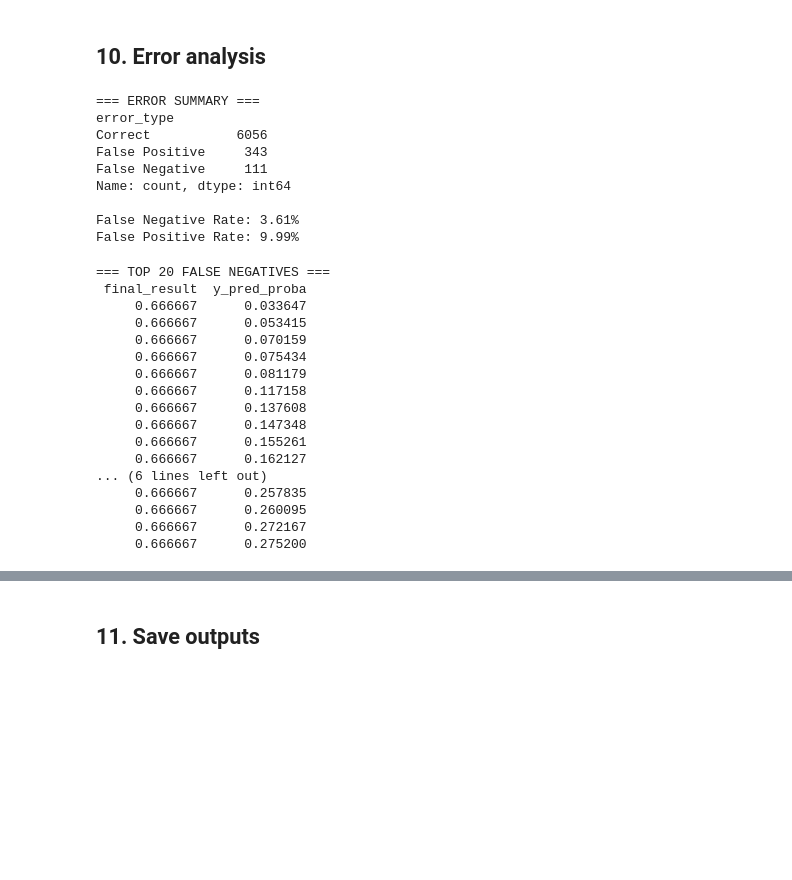
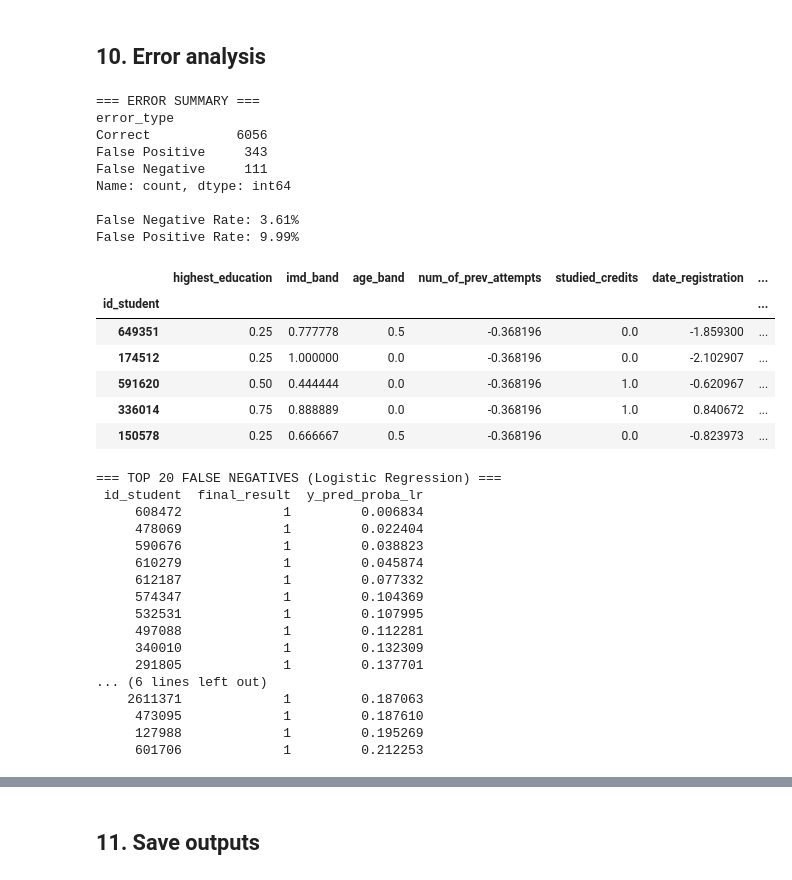
Before and after one commit to Lithika-Ramesh/data-mining, a Jupyter notebook: supervised_model.ipynb, the cells around one changed output, grey strips where cells are left out. Drawn from its saved outputs; the diff is of its cells as text; code cells hidden in the pictures; blank space fills up the shorter version.

```diff
--- a/supervised_model.ipynb
+++ b/supervised_model.ipynb
@@ -238,11 +257,13 @@ else:
 # %% [markdown]
 ## 4. Data preparation (preprocessing for ML)
 # %%
+df = df.set_index("id_student")
 # Separate target and features
 y = (df["final_result"] >= 0.5).astype(int)
 
 # Exclude target, final_result, and key columns from features
-exclude_cols = ['final_result', 'id_student', 'code_module', 'code_presentation']
+# exclude_cols = ['final_result', 'id_student', 'code_module', 'code_presentation']
+exclude_cols = ['final_result']
 
 # Also exclude potential leakage features
 if 'potential_leakage' in locals():
@@ -1014,66 +1033,77 @@ Saved: ./reports/feature_importance.png
 # %%
 # Create error analysis DataFrame
 train_idx = X_train.index
 test_idx  = X_test.index
 error_df = X_test.copy()
-## error_df['id_student'] = df.iloc[test_idx]['id_student'].values
-error_df['final_result'] = df.iloc[test_idx]['final_result'].values
+error_df["id_student"] = error_df.index
+error_df["final_result"] = y_test.values
 error_df['y_true'] = y_test.values
-error_df['y_pred'] = y_pred_rf
-error_df['y_pred_proba'] = y_pred_proba_rf
+error_df['y_pred_rf'] = y_pred_rf
+error_df['y_pred_proba_rf'] = y_pred_proba_rf
+error_df['y_pred_lr'] = y_pred_lr
+error_df['y_pred_proba_lr'] = y_pred_proba_lr
 
 # Identify errors
 error_df['error_type'] = 'Correct'
-error_df.loc[(error_df['y_true'] == 1) & (error_df['y_pred'] == 0), 'error_type'] = 'False Negative'
-error_df.loc[(error_df['y_true'] == 0) & (error_df['y_pred'] == 1), 'error_type'] = 'False Positive'
+error_df.loc[(error_df['y_true'] == 1) & (error_df['y_pred_rf'] == 0), 'error_type'] = 'False Negative'
+error_df.loc[(error_df['y_true'] == 0) & (error_df['y_pred_rf'] == 1), 'error_type'] = 'False Positive'
 
 print(f"=== ERROR SUMMARY ===")
 print(error_df['error_type'].value_counts())
 print(f"\nFalse Negative Rate: {(error_df['error_type'] == 'False Negative').sum() / (y_test == 1).sum() * 100:.2f}%")
 print(f"False Positive Rate: {(error_df['error_type'] == 'False Positive').sum() / (y_test == 0).sum() * 100:.2f}%")
+
+error_df.head()
 # %% [output]
 === ERROR SUMMARY ===
 error_type
 Correct           6056
 False Positive     343
 False Negative     111
 Name: count, dtype: int64
 
 False Negative Rate: 3.61%
 False Positive Rate: 9.99%
+|  | highest_education | imd_band | age_band | num_of_prev_attempts | studied_credits | date_registration | ... |
+| id_student |  |  |  |  |  |  | ... |
+| 649351 | 0.25 | 0.777778 | 0.5 | -0.368196 | 0.0 | -1.859300 | ... |
+| 174512 | 0.25 | 1.000000 | 0.0 | -0.368196 | 0.0 | -2.102907 | ... |
+| 591620 | 0.50 | 0.444444 | 0.0 | -0.368196 | 1.0 | -0.620967 | ... |
+| 336014 | 0.75 | 0.888889 | 0.0 | -0.368196 | 1.0 | 0.840672 | ... |
+| 150578 | 0.25 | 0.666667 | 0.5 | -0.368196 | 0.0 | -0.823973 | ... |
 # %%
 # Top 20 False Negatives (predicted not at risk, but actually at risk)
-print("=== TOP 20 FALSE NEGATIVES ===")
-fn = error_df[error_df['error_type'] == 'False Negative'].copy()
-fn = fn.sort_values('y_pred_proba', ascending=True)  # Lowest predicted probability
+print("=== TOP 20 FALSE NEGATIVES (Logistic Regression) ===")
+fn_lr = error_df[error_df['error_type'] == 'False Negative'].copy()
+fn_lr = fn_lr.sort_values('y_pred_proba_lr', ascending=True)  # Lowest predicted probability
 
 # Select key columns for display
-# display_cols = ['id_student', 'final_result', 'y_pred_proba']
-display_cols = ['final_result', 'y_pred_proba']
+display_cols = ['id_student', 'final_result', 'y_pred_proba_lr']
+# display_cols = ['final_result', 'y_pred_proba']
 # Add a few feature columns if they exist
-if 'mean_score' in fn.columns:
+if 'mean_score' in fn_lr.columns:
     display_cols.append('mean_score')
-if 'total_clicks' in fn.columns:
+if 'total_clicks' in fn_lr.columns:
     display_cols.append('total_clicks')
 
-print(fn[display_cols].head(20).to_string(index=False))
+print(fn_lr[display_cols].head(20).to_string(index=False))
 # %% [output]
-=== TOP 20 FALSE NEGATIVES ===
- final_result  y_pred_proba
-     0.666667      0.033647
-     0.666667      0.053415
-     0.666667      0.070159
-     0.666667      0.075434
-     0.666667      0.081179
-     0.666667      0.117158
-     0.666667      0.137608
-     0.666667      0.147348
-     0.666667      0.155261
-     0.666667      0.162127
+=== TOP 20 FALSE NEGATIVES (Logistic Regression) ===
+ id_student  final_result  y_pred_proba_lr
+     608472             1         0.006834
+     478069             1         0.022404
+     590676             1         0.038823
+     610279             1         0.045874
+     612187             1         0.077332
+     574347             1         0.104369
+     532531             1         0.107995
+     497088             1         0.112281
+     340010             1         0.132309
+     291805             1         0.137701
 ... (6 lines left out)
-     0.666667      0.257835
-     0.666667      0.260095
-     0.666667      0.272167
-     0.666667      0.275200
+    2611371             1         0.187063
+     473095             1         0.187610
+     127988             1         0.195269
+     601706             1         0.212253
 # %%
 # Top 20 False Positives (predicted at risk, but actually not at risk)
```
Also changed, not shown: parts of 12 cells of this notebook, 8 other files.
